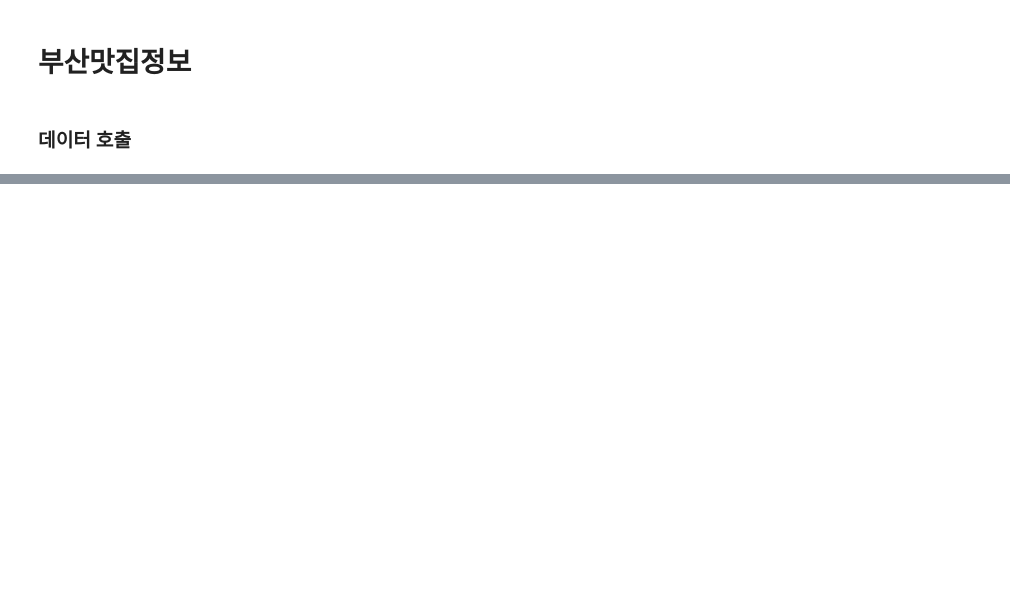
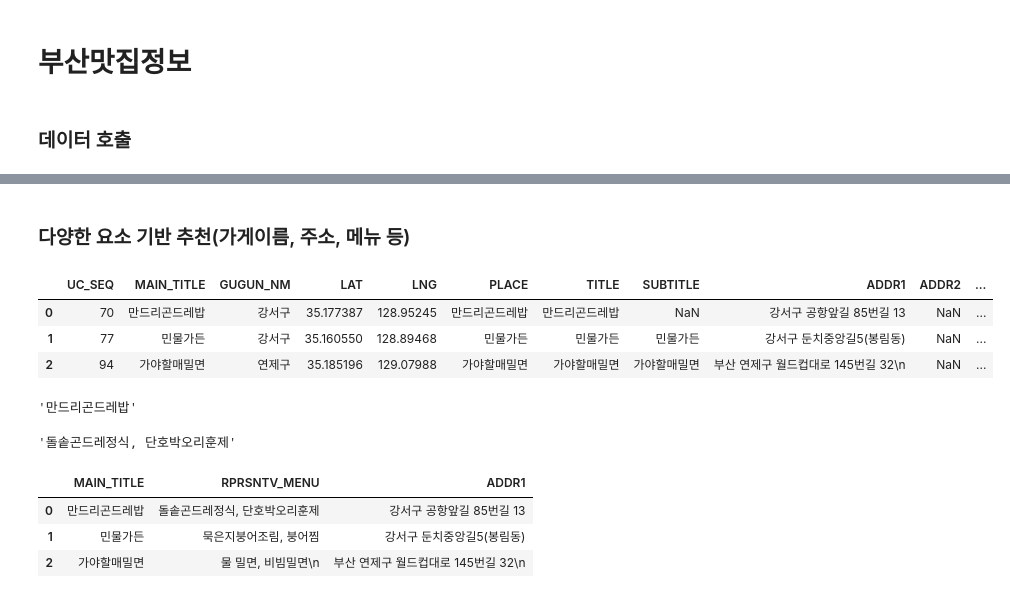
Before and after one commit to jisungs/food_test, a Jupyter notebook: food.ipynb, the cells around one changed output, grey strips where cells are left out. Cells and saved outputs as stored; diff of their text form; code cells hidden in the pictures; blank space fills up the shorter version.

```diff
--- a/food.ipynb
+++ b/food.ipynb
@@ -23,0 +41,2 @@ df.head(10)
+# %%
+df['RPRSNTV_MENU'] = df['RPRSNTV_MENU'].fillna('')
@@ -23,0 +226,24 @@ df.head(10)
+# %% [markdown]
+### 다양한 요소 기반 추천(가게이름, 주소, 메뉴 등)
+# %%
+df.head(3)
+# %% [output]
+|  | UC_SEQ | MAIN_TITLE | GUGUN_NM | LAT | LNG | PLACE | TITLE | SUBTITLE | ADDR1 | ADDR2 | ... |
+| 0 | 70 | 만드리곤드레밥 | 강서구 | 35.177387 | 128.95245 | 만드리곤드레밥 | 만드리곤드레밥 | NaN | 강서구 공항앞길 85번길 13 | NaN | ... |
+| 1 | 77 | 민물가든 | 강서구 | 35.160550 | 128.89468 | 민물가든 | 민물가든 | 민물가든 | 강서구 둔치중앙길5(봉림동) | NaN | ... |
+| 2 | 94 | 가야할매밀면 | 연제구 | 35.185196 | 129.07988 | 가야할매밀면 | 가야할매밀면 | 가야할매밀면 | 부산 연제구 월드컵대로 145번길 32\n | NaN | ... |
+# %%
+df.loc[0, 'TITLE']
+# %% [output]
+'만드리곤드레밥'
+# %%
+df.loc[0, 'RPRSNTV_MENU']
+# %% [output]
+'돌솥곤드레정식, 단호박오리훈제'
+# %%
+df[['MAIN_TITLE', 'RPRSNTV_MENU', 'ADDR1', ]].head(3)
+# %% [output]
+|  | MAIN_TITLE | RPRSNTV_MENU | ADDR1 |
+| 0 | 만드리곤드레밥 | 돌솥곤드레정식, 단호박오리훈제 | 강서구 공항앞길 85번길 13 |
+| 1 | 민물가든 | 묵은지붕어조림, 붕어찜 | 강서구 둔치중앙길5(봉림동) |
+| 2 | 가야할매밀면 | 물 밀면, 비빔밀면\n | 부산 연제구 월드컵대로 145번길 32\n |
```
Also changed, not shown: parts of 42 cells of this notebook, 3 other files.
